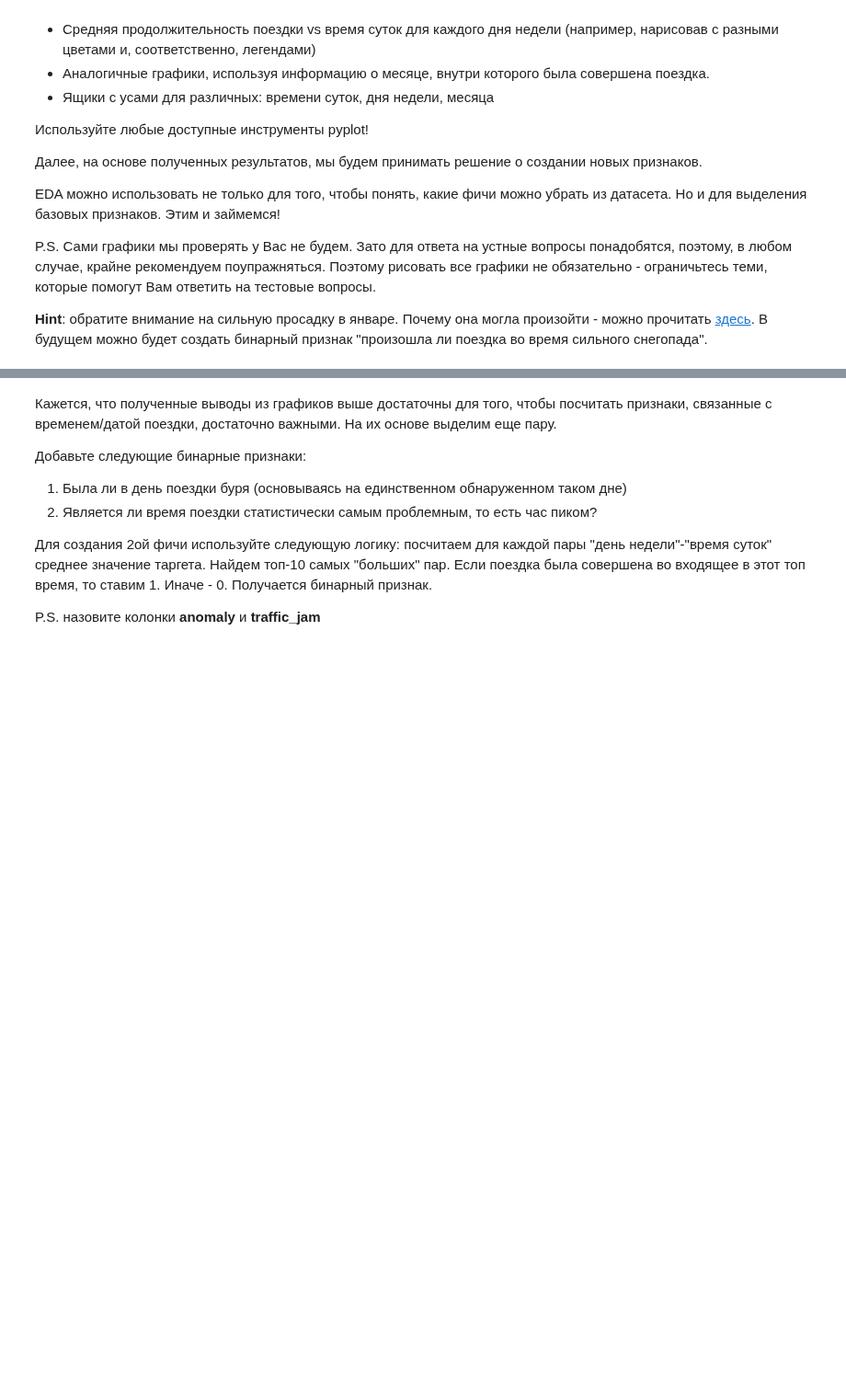
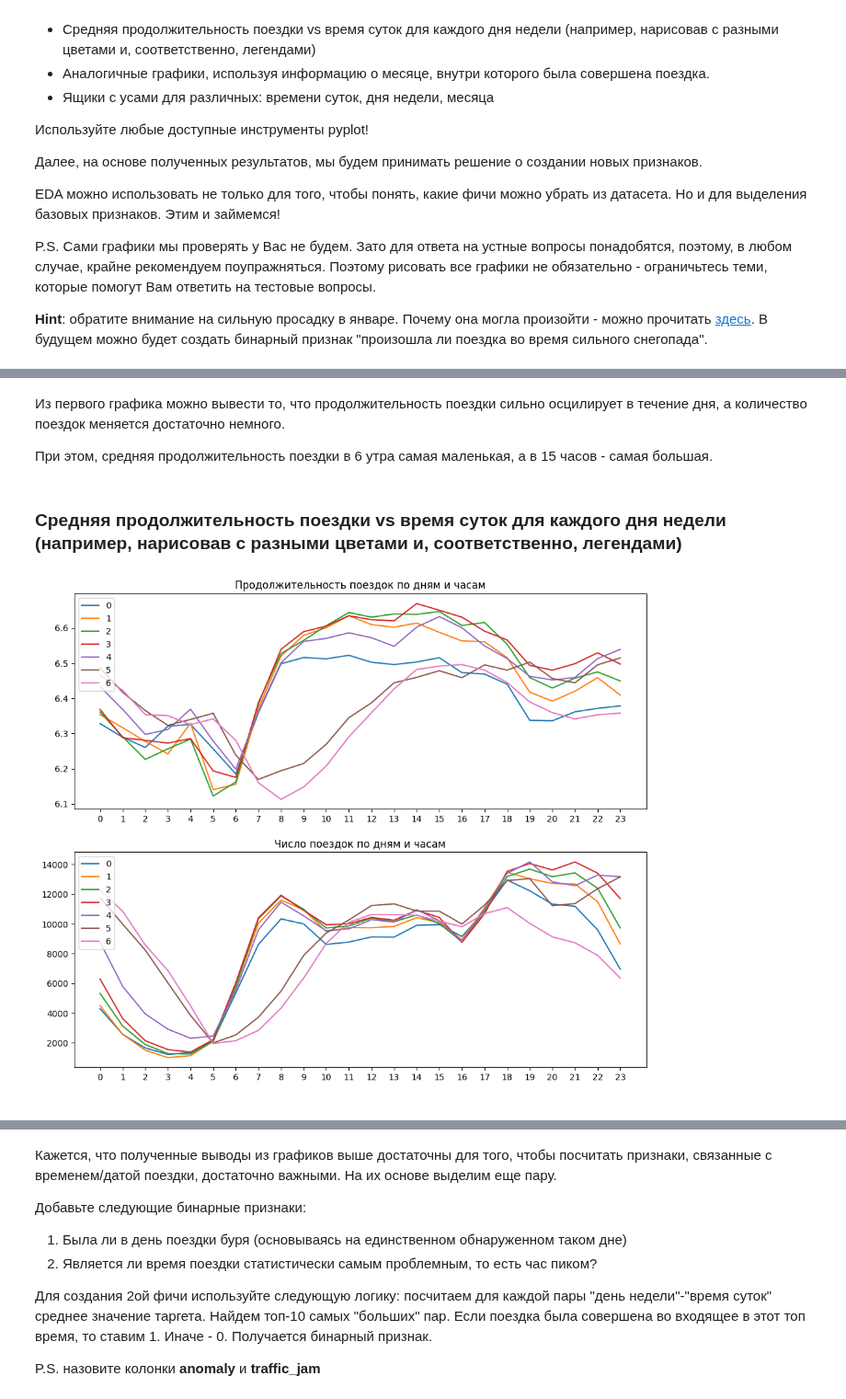
Before and after one commit to Alexey3250/Start_ML, a Jupyter notebook: Machine_learning/7_feauture_selection/HW_7.ipynb, the cells around one changed output, grey strips where cells are left out. Shown at 92% size. Saved outputs shown, nothing was run; the diff lists cells and outputs as text; code cells hidden in the pictures; blank space fills up the shorter version.

```diff
--- a/Machine_learning/7_feauture_selection/HW_7.ipynb
+++ b/Machine_learning/7_feauture_selection/HW_7.ipynb
@@ -127,0 +188,33 @@ P.S. Сами графики мы проверять у Вас не будем.
+# %% [markdown]
+Из первого графика можно вывести то, что продолжительность поездки сильно осцилирует в течение дня, а количество поездок меняется достаточно немного.
+
+При этом, средняя продолжительность поездки в 6 утра самая маленькая, а в 15 часов - самая большая.
+# %% [markdown]
+### Средняя продолжительность поездки vs время суток для каждого дня недели (например, нарисовав с разными цветами и, соответственно, легендами)
+# %%
+hour_week_duration = processed_data.groupby(['hour','day_of_week']).log_trip_duration.mean().reset_index()
+hour_week_count = processed_data.groupby(['hour','day_of_week']).log_trip_duration.count().reset_index()
+
+fig = plt.figure()
+
+fig.set_size_inches(12, 10)
+
+ax_1 = fig.add_subplot(2, 1, 1)
+for day in hour_week_duration.day_of_week.unique():
+    plt.plot('hour','log_trip_duration', data=hour_week_duration.query('day_of_week == @day'), label=day)
+plt.legend(loc="upper left")
+plt.xticks(hour_week_duration.hour.unique())
+plt.title('Продолжительность поездок по дням и часам')
+
+ax_2 = fig.add_subplot(2, 1, 2)
+for day in hour_week_count.day_of_week.unique():
+    plt.plot('hour','log_trip_duration', data=hour_week_count.query('day_of_week == @day'), label=day)
+plt.legend(loc="upper left")
+plt.xticks(hour_week_count.hour.unique())
+plt.title('Число поездок по дням и часам')
+
+plt.show()
+# %% [output]
+[figure, added]
+# %% [markdown]
+<ing src="https://i.imgur.com/zMFkVQE.png" width="500">
```
Also changed, not shown: parts of 21 cells of this notebook.
